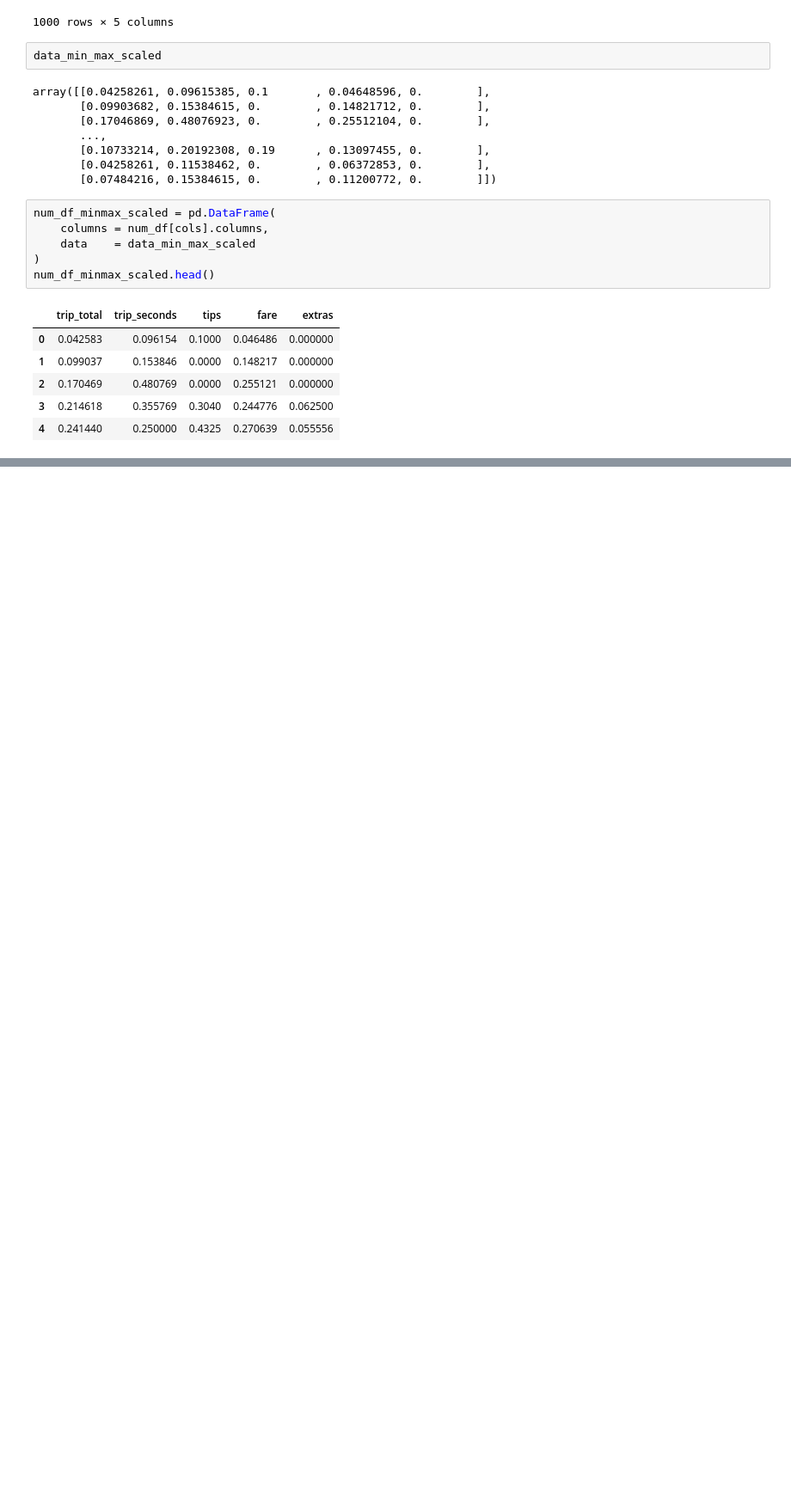
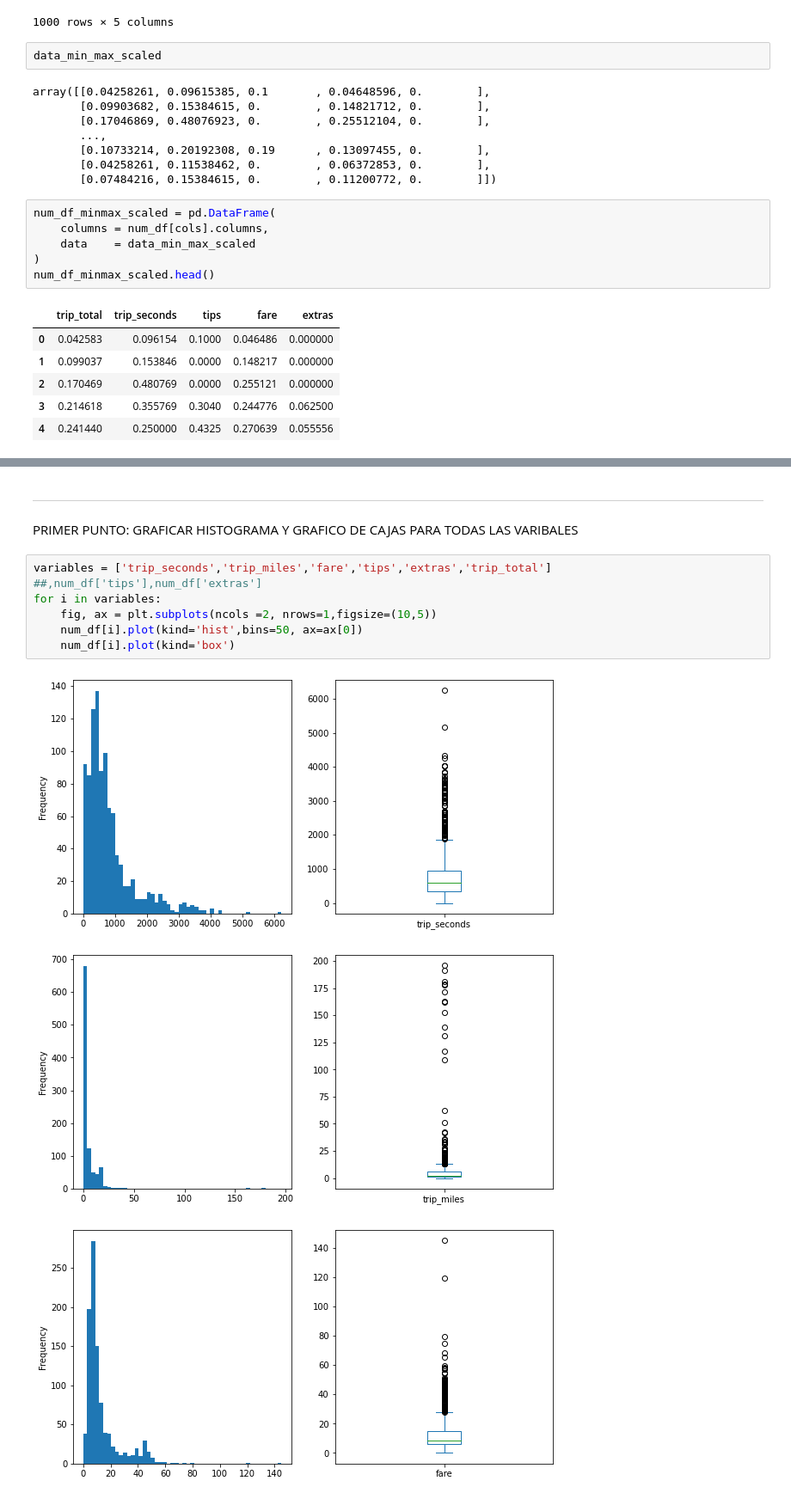
Before and after one commit to leosanron/Machine_Learning, a Jupyter notebook: notebook/0.9 Exploring_data.ipynb, the cells around one changed output, grey strips where cells are left out. Shown at 86% size. Saved outputs shown, nothing was run; the diff lists cells and outputs as text; blank space fills up the shorter version.

```diff
--- a/notebook/0.9 Exploring_data.ipynb
+++ b/notebook/0.9 Exploring_data.ipynb
@@ -224,0 +227,14 @@ num_df_minmax_scaled.head()
+# %% [markdown]
+---------------------------------------
+# %% [markdown]
+PRIMER PUNTO: GRAFICAR HISTOGRAMA Y GRAFICO DE CAJAS PARA TODAS LAS VARIBALES
+# %%
+variables = ['trip_seconds','trip_miles','fare','tips','extras','trip_total'] ##,num_df['tips'],num_df['extras']
+for i in variables:
+    fig, ax = plt.subplots(ncols =2, nrows=1,figsize=(10,5))
+    num_df[i].plot(kind='hist',bins=50, ax=ax[0])
+    num_df[i].plot(kind='box')
+# %% [output]
+[figure, added]
+[figure, added]
+[figure, added]
```
Also changed, not shown: parts of 27 cells of this notebook.
